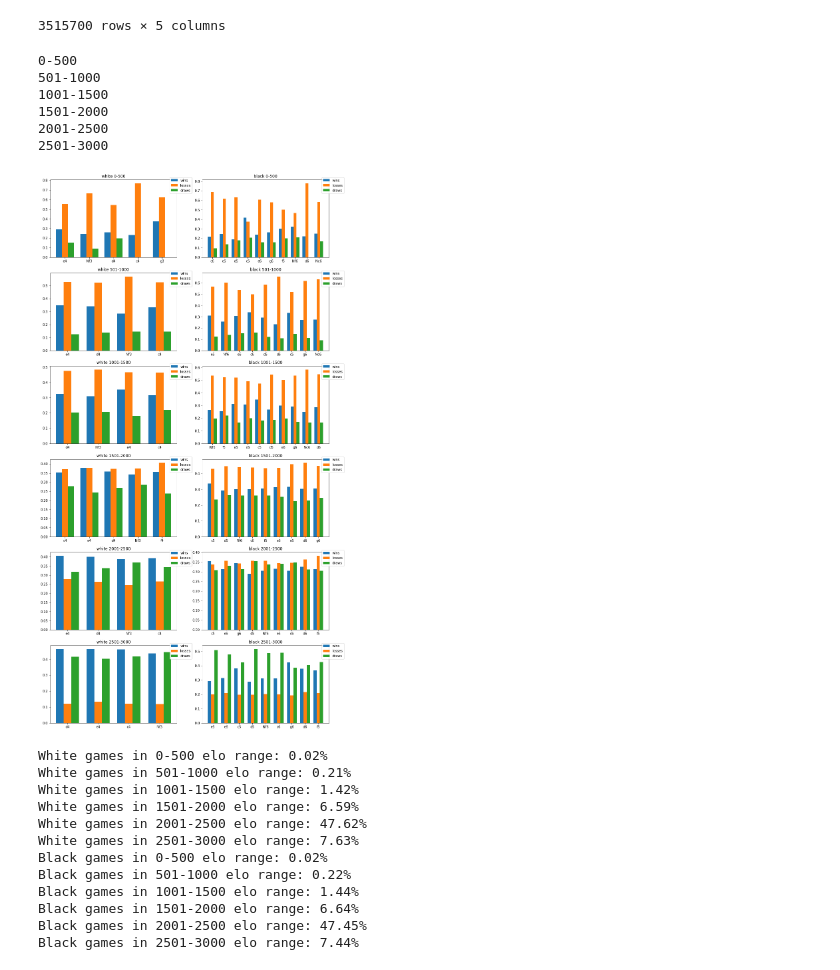
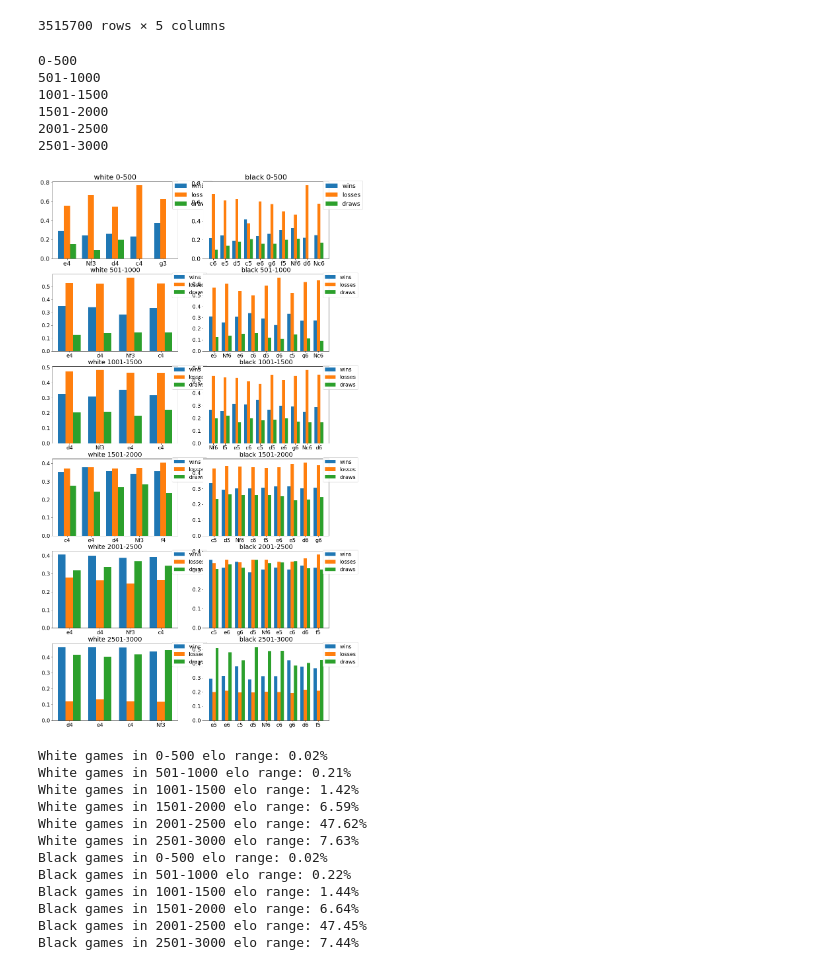
Before and after one commit to josssuu/Chesstelmen, a Jupyter notebook: Data Cleaning.ipynb, the cells around one changed output. Drawn from its saved outputs; the diff is of its cells as text; code cells hidden in the pictures.

```diff
--- a/Data Cleaning.ipynb
+++ b/Data Cleaning.ipynb
@@ -312,34 +344,35 @@ for elo_range in elo_ranges:
     bars2 = [x + width for x in bars1]
     bars3 = [x + width for x in bars2]
 
     wins = [row.wins / row.total_games for idx,row in black_winrates.iterrows()]
     losses = [row.losses / row.total_games for idx,row in black_winrates.iterrows()]
     draws = [row.draws / row.total_games for idx,row in black_winrates.iterrows()]
 
     # To avoid errors.
     if not wins:
         wins = [0]
     if not losses:
         losses = [0]
     if not draws:
         draws = [0]
 
     plt.subplot(6, 2, subplot_index)
     plt.bar(bars1, wins, width=width, label="wins")
     plt.bar(bars2, losses, width=width, label="losses")
     plt.bar(bars3, draws, width=width, label="draws")
     plt.title("black " + elo)
     plt.xticks([x + width for x in range(len(black_winrates))], black_winrates.index)
     subplot_index += 1
     plt.legend(bbox_to_anchor=(0.93, 1.05), loc="upper left")
+    rcParams.update({'font.size': 16})
 # %% [output]
 0-500
 501-1000
 1001-1500
 1501-2000
 2001-2500
 2501-3000
-[figure, old version]
+[figure, new version]
 # %%
 elo_ranges = [[0, 500], [501, 1000], [1001, 1500], [1501, 2000], [2001, 2500], [2501, 3000]]
 for elo in elo_ranges:
```
Also changed, not shown: parts of 2 cells of this notebook, 5 other files.
